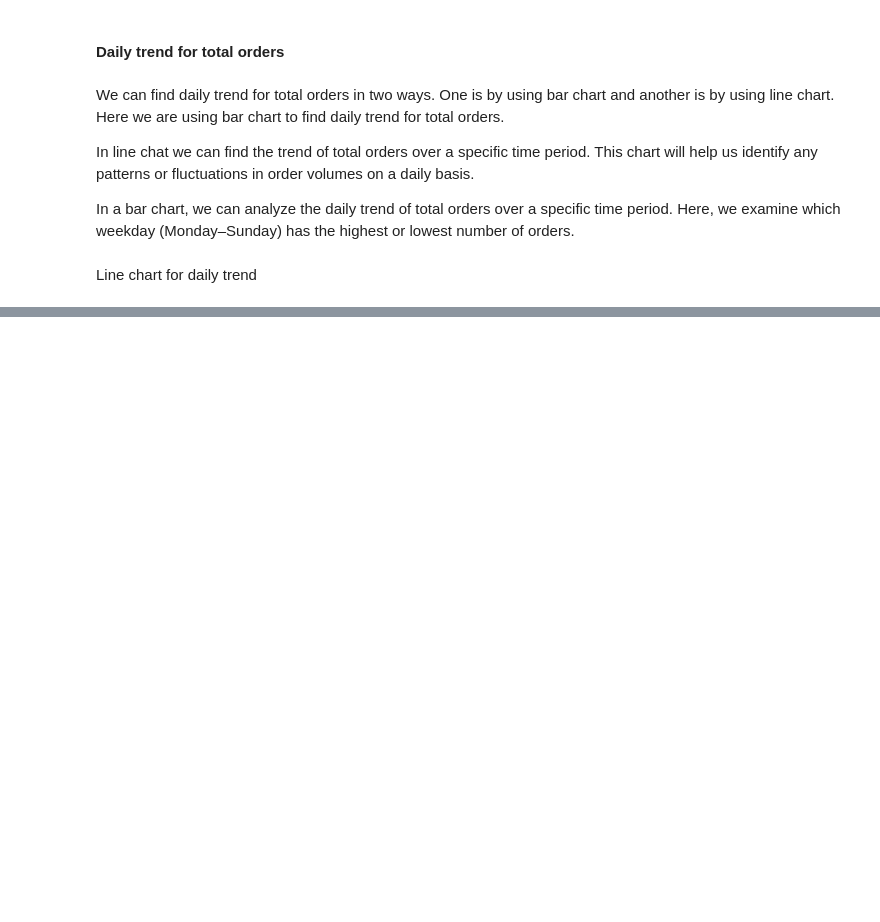
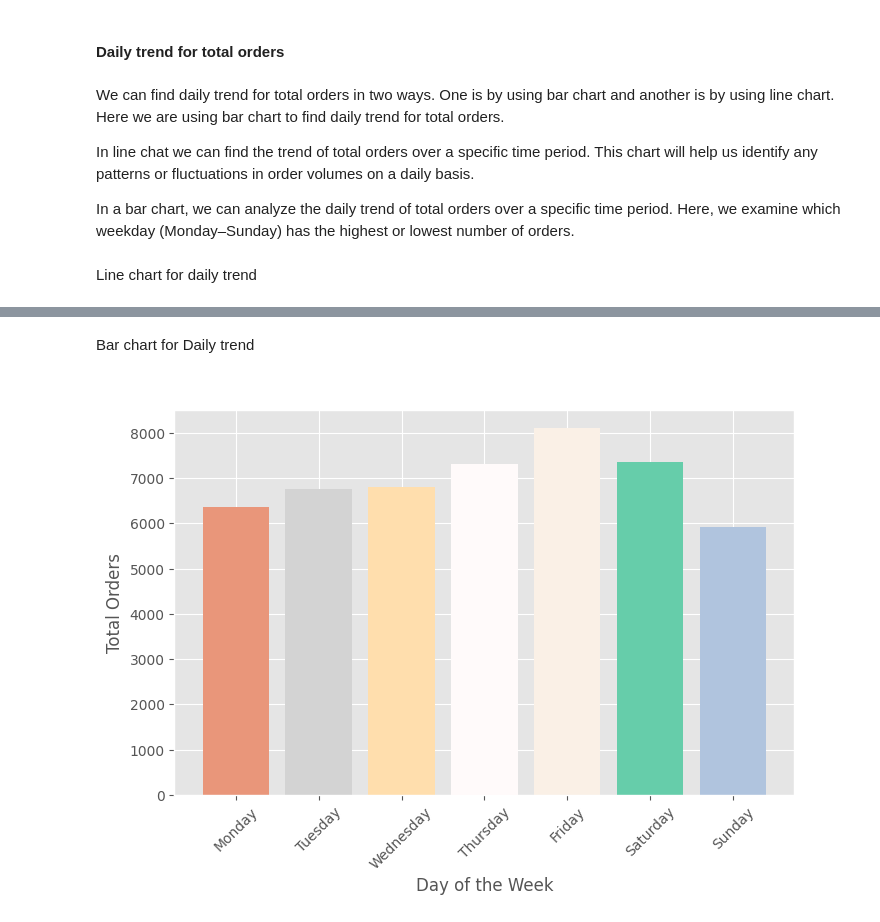
Before and after one commit to Soumodwip-Mondal/PizzaSales_Data_analysis, a Jupyter notebook: Analysis.ipynb, the cells around one changed output, grey strips where cells are left out. Cells and saved outputs as stored; diff of their text form; code cells hidden in the pictures; blank space fills up the shorter version.

```diff
--- a/Analysis.ipynb
+++ b/Analysis.ipynb
@@ -143,0 +138,28 @@ plt.show()
+# %% [markdown]
+Bar chart for Daily trend
+# %%
+import matplotlib.colors as mcolors
+
+df['day_of_week'] = df['order_date'].dt.day_name()
+
+# Group by weekday and count total orders
+weekday_orders = df.groupby('day_of_week')['pizza_id'].count()
+
+# Reorder days of the week (Monday–Sunday)
+weekday_orders = weekday_orders.reindex(['Monday', 'Tuesday', 'Wednesday', 'Thursday', 'Friday', 'Saturday', 'Sunday'])
+
+# Generate exactly 7 random colors (one per weekday)
+random_colors = np.random.choice(list(mcolors.CSS4_COLORS.values()), len(weekday_orders))
+
+# Plot bar chart
+plt.figure(figsize=(8,5))
+plt.bar(weekday_orders.index, weekday_orders.values, color=random_colors)
+
+# Labels and Title
+plt.xlabel('Day of the Week')
+plt.ylabel('Total Orders')
+plt.title('Orders by Day of the Week')
+plt.xticks(rotation=45)
+plt.show()
+# %% [output]
+[figure, added]
```
Also changed, not shown: parts of 3 cells of this notebook.
